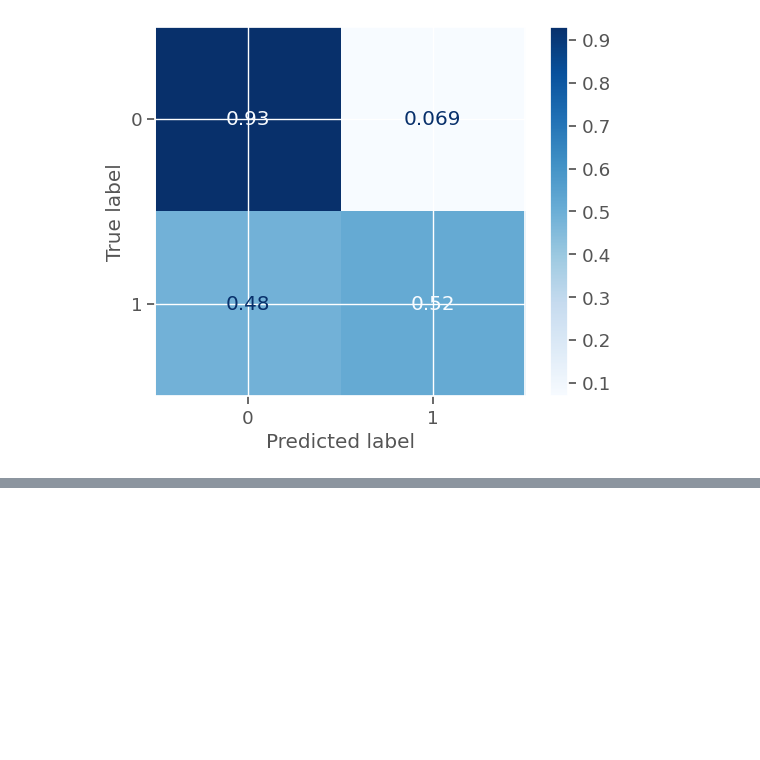
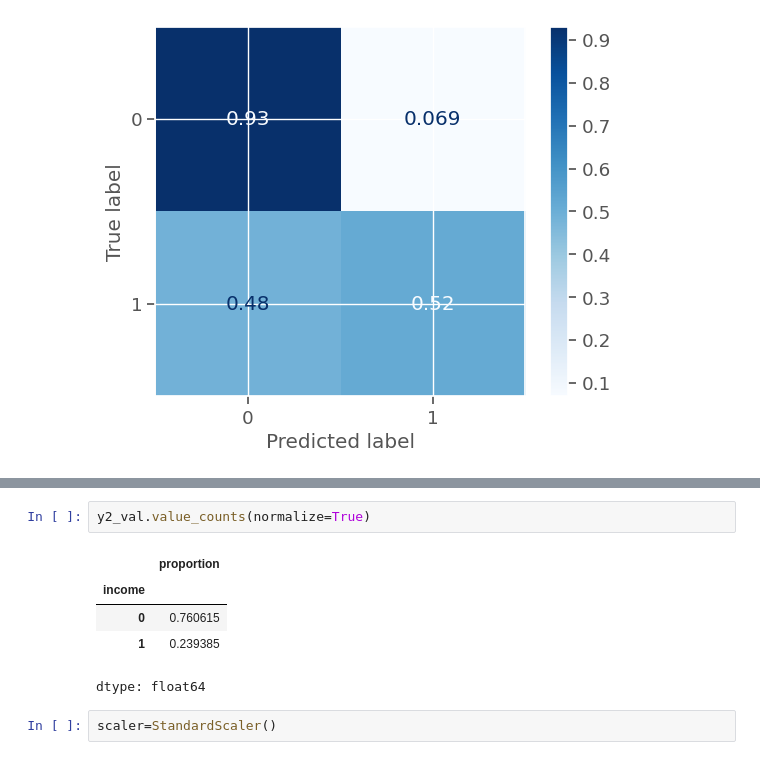
Before and after one commit to WaelAboudi/Adult-Income, a Jupyter notebook: Project_4_Part_3_(Core).ipynb, the cells around one changed output, grey strips where cells are left out. Saved outputs shown, nothing was run; the diff lists cells and outputs as text; blank space fills up the shorter version.

```diff
--- a/Project_4_Part_3_(Core).ipynb
+++ b/Project_4_Part_3_(Core).ipynb
@@ -1311,0 +1336,10 @@ weighted avg       0.82      0.83      0.82     11306
+# %%
+y2_val.value_counts(normalize=True)
+# %% [output]
+|  | proportion |
+| income |  |
+| 0 | 0.760615 |
+| 1 | 0.239385 |
+dtype: float64
+# %%
+scaler=StandardScaler()
```
Also changed, not shown: parts of 22 cells of this notebook.
